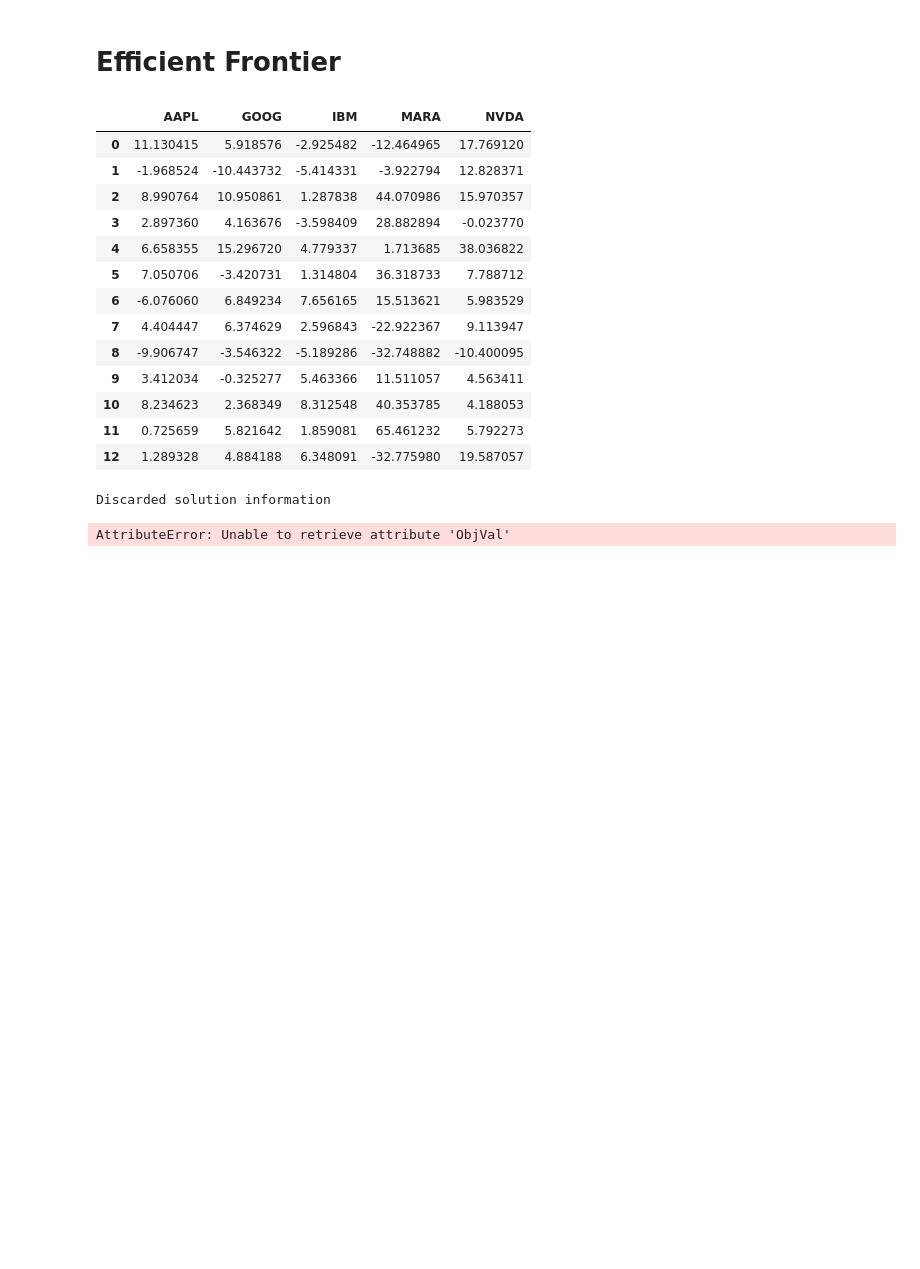
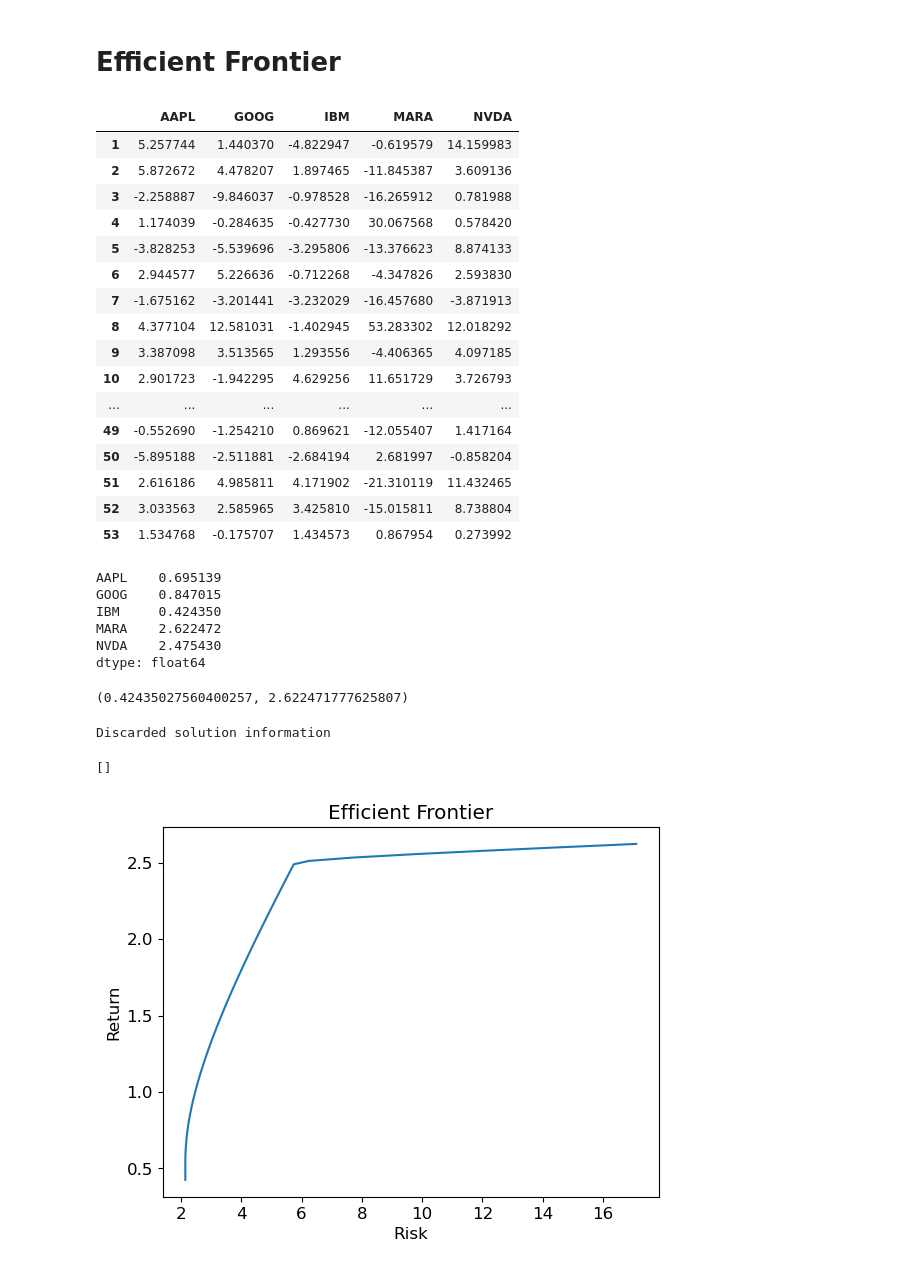
Before and after one commit to yangrchen/blue5-spring-one-homework, a Jupyter notebook: optimization_project/yang_2.ipynb, the cells around one changed output. Drawn from its saved outputs; the diff is of its cells as text; code cells hidden in the pictures; blank space fills up the shorter version.

Commit message:
Working efficient frontier code. Starting simulation homework.

```diff
--- a/optimization_project/yang_2.ipynb
+++ b/optimization_project/yang_2.ipynb
@@ -82,37 +82,54 @@ stocks["month"] = stocks["Date"].dt.month
 for s in stock_names:
     stocks[s] = stocks[s].pct_change() * 100.0
 
-stocks = stocks.dropna().drop("Date", axis=1)
-stocks = (
-    stocks.groupby(["year", "month"], as_index=False)
-    .sum()
-    .drop(["year", "month"], axis=1)
-)
+stocks = stocks.dropna().drop(["Date", "year", "month"], axis=1)
+# stocks = (
+#     stocks.groupby(["year", "month"], as_index=False)
+#     .sum()
+#     .drop(["year", "month"], axis=1)
+# )
+# stocks
 stocks
 # %% [output]
 |  | AAPL | GOOG | IBM | MARA | NVDA |
-| 0 | 11.130415 | 5.918576 | -2.925482 | -12.464965 | 17.769120 |
-| 1 | -1.968524 | -10.443732 | -5.414331 | -3.922794 | 12.828371 |
-| 2 | 8.990764 | 10.950861 | 1.287838 | 44.070986 | 15.970357 |
-| 3 | 2.897360 | 4.163676 | -3.598409 | 28.882894 | -0.023770 |
-| 4 | 6.658355 | 15.296720 | 4.779337 | 1.713685 | 38.036822 |
-| 5 | 7.050706 | -3.420731 | 1.314804 | 36.318733 | 7.788712 |
-| 6 | -6.076060 | 6.849234 | 7.656165 | 15.513621 | 5.983529 |
-| 7 | 4.404447 | 6.374629 | 2.596843 | -22.922367 | 9.113947 |
-| 8 | -9.906747 | -3.546322 | -5.189286 | -32.748882 | -10.400095 |
-| 9 | 3.412034 | -0.325277 | 5.463366 | 11.511057 | 4.563411 |
-| 10 | 8.234623 | 2.368349 | 8.312548 | 40.353785 | 4.188053 |
-| 11 | 0.725659 | 5.821642 | 1.859081 | 65.461232 | 5.792273 |
-| 12 | 1.289328 | 4.884188 | 6.348091 | -32.775980 | 19.587057 |
+| 1 | 5.257744 | 1.440370 | -4.822947 | -0.619579 | 14.159983 |
+| 2 | 5.872672 | 4.478207 | 1.897465 | -11.845387 | 3.609136 |
+| 3 | -2.258887 | -9.846037 | -0.978528 | -16.265912 | 0.781988 |
+| 4 | 1.174039 | -0.284635 | -0.427730 | 30.067568 | 0.578420 |
+| 5 | -3.828253 | -5.539696 | -3.295806 | -13.376623 | 8.874133 |
+| 6 | 2.944577 | 5.226636 | -0.712268 | -4.347826 | 2.593830 |
+| 7 | -1.675162 | -3.201441 | -3.232029 | -16.457680 | -3.871913 |
+| 8 | 4.377104 | 12.581031 | -1.402945 | 53.283302 | 12.018292 |
+| 9 | 3.387098 | 3.513565 | 1.293556 | -4.406365 | 4.097185 |
+| 10 | 2.901723 | -1.942295 | 4.629256 | 11.651729 | 3.726793 |
+| ... | ... | ... | ... | ... | ... |
+| 49 | -0.552690 | -1.254210 | 0.869621 | -12.055407 | 1.417164 |
+| 50 | -5.895188 | -2.511881 | -2.684194 | 2.681997 | -0.858204 |
+| 51 | 2.616186 | 4.985811 | 4.171902 | -21.310119 | 11.432465 |
+| 52 | 3.033563 | 2.585965 | 3.425810 | -15.015811 | 8.738804 |
+| 53 | 1.534768 | -0.175707 | 1.434573 | 0.867954 | 0.273992 |
 # %%
 stock_volatility = stocks.std()
 stock_return = stocks.mean()
 cov_mat = stocks.cov()
 
-returns = np.linspace(0.2, 0.4, 100)
+returns = np.linspace(stock_return.min(), stock_return.max(), 100)
 ret_list = []
 risks = []
 props = []
+# %%
+stocks.mean()
+# %% [output]
+AAPL    0.695139
+GOOG    0.847015
+IBM     0.424350
+MARA    2.622472
+NVDA    2.475430
+dtype: float64
+# %%
+stock_return.min(), stock_return.max()
+# %% [output]
+(0.42435027560400257, 2.622471777625807)
 # %%
 for ret in returns:
     m.reset()
@@ -122,7 +139,7 @@ for ret in returns:
     portfolio_risk = cov_mat.dot(vars).dot(vars)
     m.setObjective(portfolio_risk, GRB.MINIMIZE)
     m.addConstr(vars.sum() == 1, "budget")
-    m.addConstr(stock_return.dot(vars) == ret, name="return_sim")
+    m.addConstr(stock_return.dot(vars) >= ret, name="return_sim")
     m.update()
     m.optimize()
     risks.append(np.sqrt(m.ObjVal))
@@ -130,4 +147,13 @@ for ret in returns:
     props.append(m.x)
 # %% [output]
 Discarded solution information
-AttributeError: Unable to retrieve attribute 'ObjVal'
+# %%
+plt.rcParams.update({"font.size": 12})
+plt.plot(risks, returns)
+plt.xlabel("Risk")
+plt.ylabel("Return")
+plt.title("Efficient Frontier")
+plt.plot()
+# %% [output]
+[]
+[figure, added]
```
Also changed, not shown: 4 other files.
